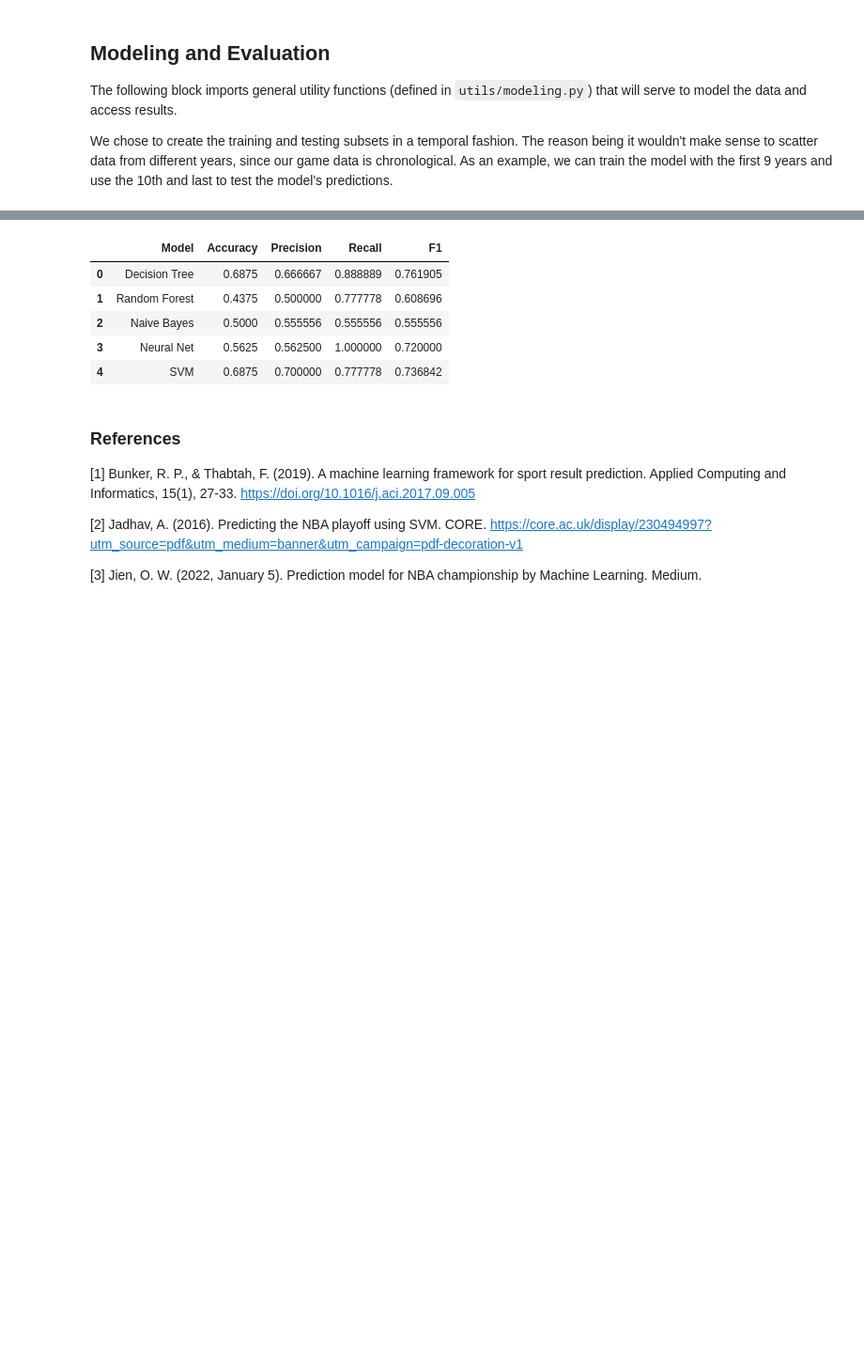
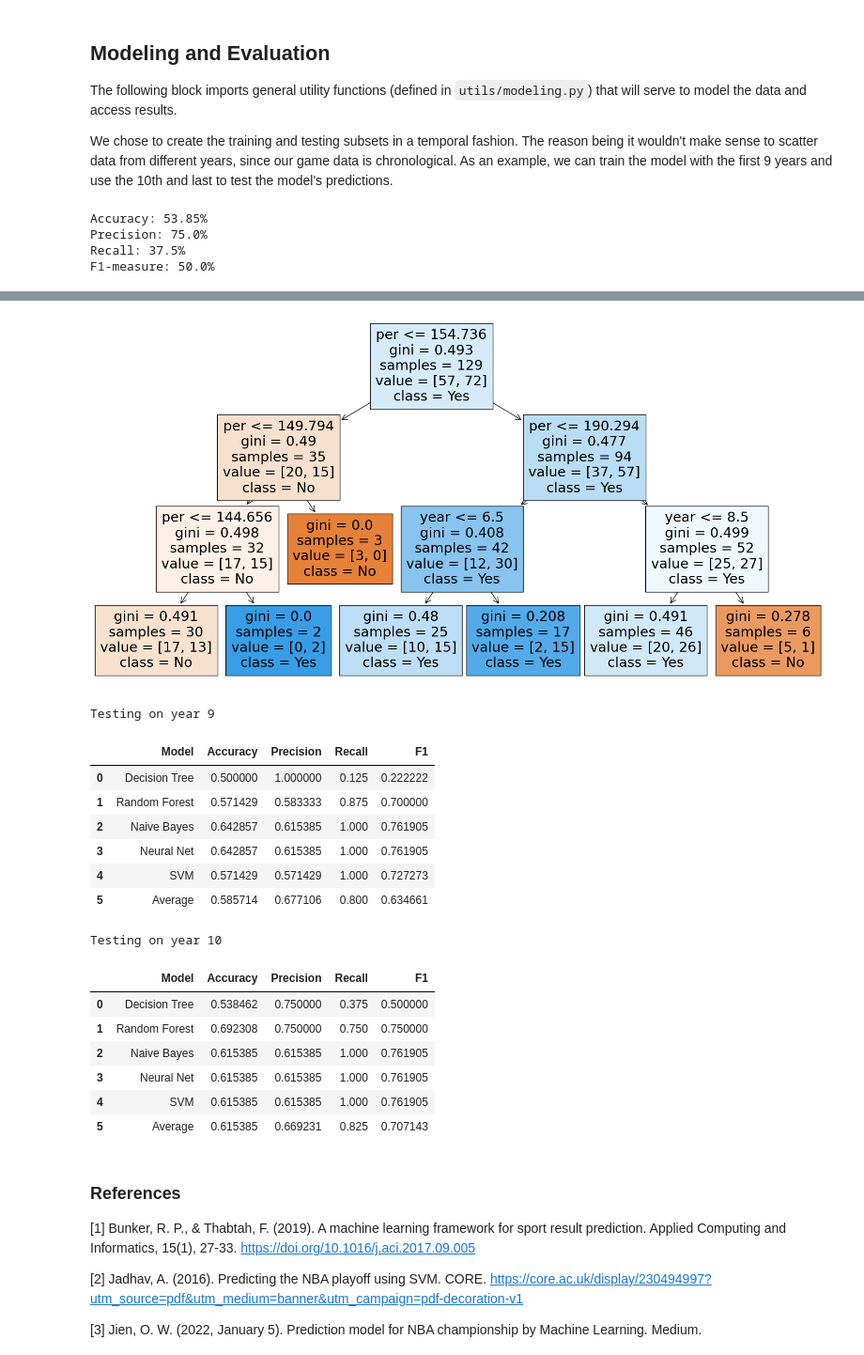
Before and after one commit to MartimHenriques/feup-machine-learning, a Jupyter notebook: src/pipeline.ipynb, the cells around one changed output, grey strips where cells are left out. Shown at 94% size. Cells and saved outputs as stored; diff of their text form; code cells hidden in the pictures; blank space fills up the shorter version.

```diff
--- a/src/pipeline.ipynb
+++ b/src/pipeline.ipynb
@@ -78,6 +77,8 @@ from sklearn.ensemble import RandomForestClassifier
 from sklearn.naive_bayes import GaussianNB
 from sklearn.neural_network import MLPClassifier
 from sklearn import svm
+
+displayTree(df)
 
 models = {
     "Decision Tree" : DecisionTreeClassifier(random_state=42, criterion='gini', max_depth=10, min_samples_leaf=1, min_samples_split=20),
@@ -87,11 +88,22 @@ models = {
     "SVM" : svm.SVC(kernel='linear', C=1, random_state=42)
     }
 
-# iterate all models and store results in a df
-results = pd.DataFrame(columns=['Model', 'Accuracy', 'Precision', 'Recall', 'F1'])
-for name, model in models.items():
-    res = runModel(df, model, test_year=10)
-    results.loc[len(results)] = [name] + res.toRow()
+def testDf(test_year):
+    print("Testing on year", test_year)
+    results = pd.DataFrame(columns=['Model', 'Accuracy', 'Precision', 'Recall', 'F1'])
+    for name, model in models.items():
+        res = runModel(df, model, test_year=test_year)
+        results.loc[len(results)] = [name] + res.toRow()
 
-results
+    #make an average row
+    results.loc[len(results)] = ["Average"] + results.mean(axis=0, numeric_only=True).tolist()
+
+    display(results)
+
+testDf(9)
+testDf(10)
 # %% [output]
+Accuracy: 53.85%
+Precision: 75.0%
+Recall: 37.5%
+F1-measure: 50.0%
@@ -98,9 +111,20 @@ results
+[figure, added]
+Testing on year 9
 |  | Model | Accuracy | Precision | Recall | F1 |
-| 0 | Decision Tree | 0.6875 | 0.666667 | 0.888889 | 0.761905 |
-| 1 | Random Forest | 0.4375 | 0.500000 | 0.777778 | 0.608696 |
-| 2 | Naive Bayes | 0.5000 | 0.555556 | 0.555556 | 0.555556 |
-| 3 | Neural Net | 0.5625 | 0.562500 | 1.000000 | 0.720000 |
-| 4 | SVM | 0.6875 | 0.700000 | 0.777778 | 0.736842 |
+| 0 | Decision Tree | 0.500000 | 1.000000 | 0.125 | 0.222222 |
+| 1 | Random Forest | 0.571429 | 0.583333 | 0.875 | 0.700000 |
+| 2 | Naive Bayes | 0.642857 | 0.615385 | 1.000 | 0.761905 |
+| 3 | Neural Net | 0.642857 | 0.615385 | 1.000 | 0.761905 |
+| 4 | SVM | 0.571429 | 0.571429 | 1.000 | 0.727273 |
+| 5 | Average | 0.585714 | 0.677106 | 0.800 | 0.634661 |
+Testing on year 10
+|  | Model | Accuracy | Precision | Recall | F1 |
+| 0 | Decision Tree | 0.538462 | 0.750000 | 0.375 | 0.500000 |
+| 1 | Random Forest | 0.692308 | 0.750000 | 0.750 | 0.750000 |
+| 2 | Naive Bayes | 0.615385 | 0.615385 | 1.000 | 0.761905 |
+| 3 | Neural Net | 0.615385 | 0.615385 | 1.000 | 0.761905 |
+| 4 | SVM | 0.615385 | 0.615385 | 1.000 | 0.761905 |
+| 5 | Average | 0.615385 | 0.669231 | 0.825 | 0.707143 |
 # %% [markdown]
 ### References
 
```
Also changed, not shown: parts of 2 cells of this notebook, 6 other files.
